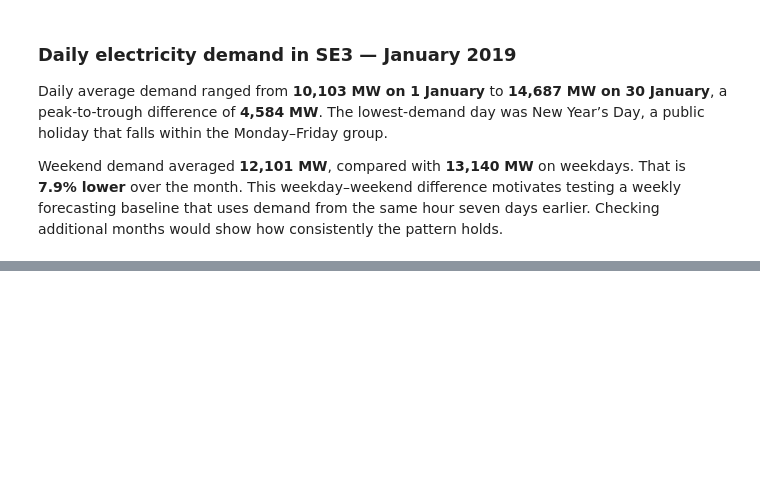
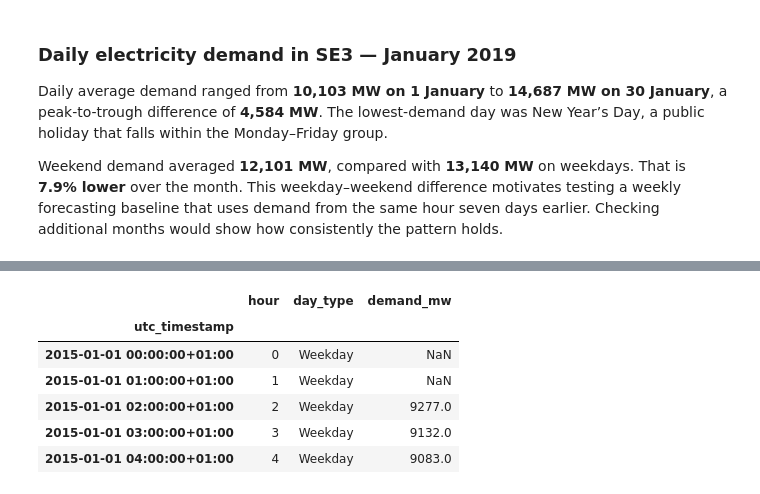
Before and after one commit to Nezipn/Swedish-Electricity-Demand-Forecasting-Using-Machine-Learning, a Jupyter notebook: 01_explore_se3_demand.ipynb, the cells around one changed output, grey strips where cells are left out. Saved outputs shown, nothing was run; the diff lists cells and outputs as text; code cells hidden in the pictures; blank space fills up the shorter version.

```diff
--- a/01_explore_se3_demand.ipynb
+++ b/01_explore_se3_demand.ipynb
@@ -93,0 +106,17 @@ would show how consistently the pattern holds.
+# %%
+demand_local["hour"] = demand_local.index.hour
+demand_local["day_type"] = "Weekday"
+
+demand_local.loc[
+    demand_local.index.day_of_week >= 5, "day_type"
+] = "Weekend"
+
+demand_local[["hour", "day_type", "demand_mw"]].head()
+# %% [output]
+|  | hour | day_type | demand_mw |
+| utc_timestamp |  |  |  |
+| 2015-01-01 00:00:00+01:00 | 0 | Weekday | NaN |
+| 2015-01-01 01:00:00+01:00 | 1 | Weekday | NaN |
+| 2015-01-01 02:00:00+01:00 | 2 | Weekday | 9277.0 |
+| 2015-01-01 03:00:00+01:00 | 3 | Weekday | 9132.0 |
+| 2015-01-01 04:00:00+01:00 | 4 | Weekday | 9083.0 |
```
Also changed, not shown: parts of 9 cells of this notebook.
